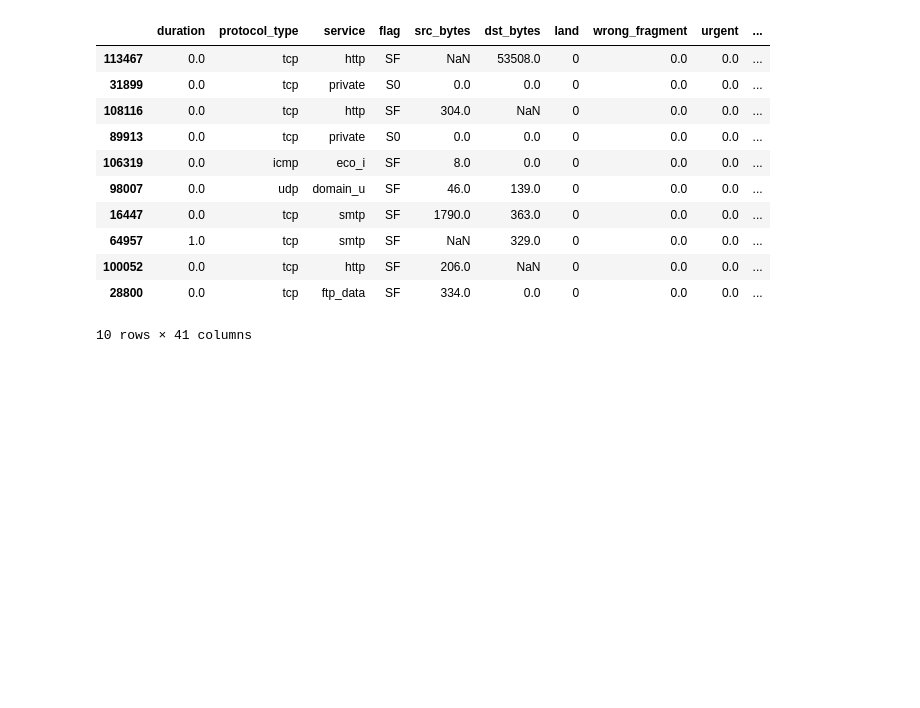
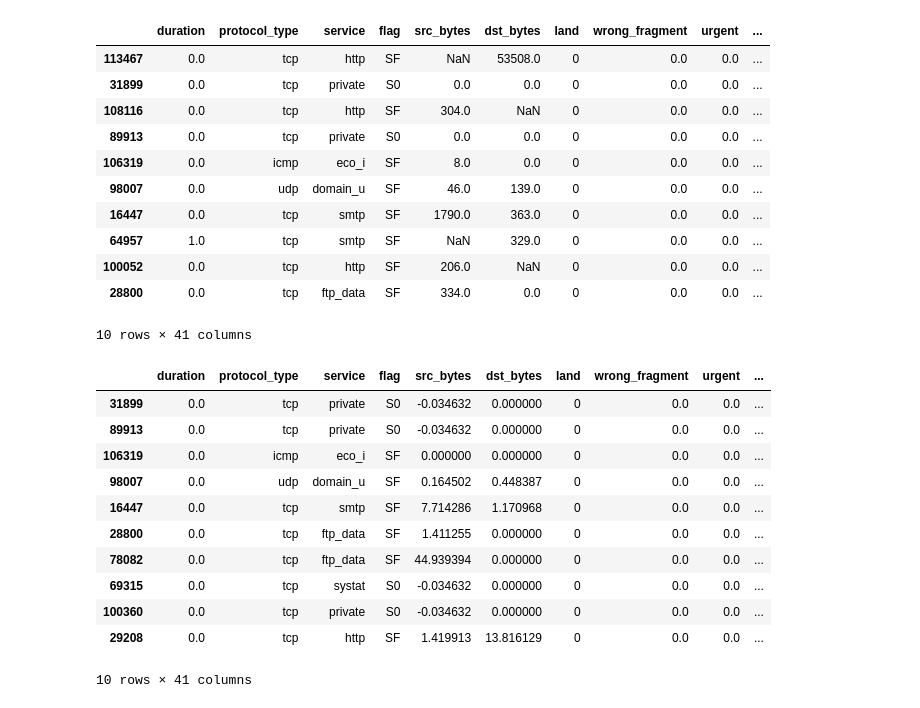
Before and after one commit to FRANCISCODANIEL03/Simulacion, a Jupyter notebook: 9.-Creacion_de_Transformadores_y_Pipelines_Personalizados.ipynb, the cells around one changed output. Drawn from its saved outputs; the diff is of its cells as text; code cells hidden in the pictures; blank space fills up the shorter version.

```diff
--- a/9.-Creacion_de_Transformadores_y_Pipelines_Personalizados.ipynb
+++ b/9.-Creacion_de_Transformadores_y_Pipelines_Personalizados.ipynb
@@ -184,3 +184,18 @@ x_train.head(10)
 | 100052 | 0.0 | tcp | http | SF | 206.0 | NaN | 0 | 0.0 | 0.0 | ... |
 | 28800 | 0.0 | tcp | ftp_data | SF | 334.0 | 0.0 | 0 | 0.0 | 0.0 | ... |
 10 rows × 41 columns
+# %%
+x_train_prep.head(10)
+# %% [output]
+|  | duration | protocol_type | service | flag | src_bytes | dst_bytes | land | wrong_fragment | urgent | ... |
+| 31899 | 0.0 | tcp | private | S0 | -0.034632 | 0.000000 | 0 | 0.0 | 0.0 | ... |
+| 89913 | 0.0 | tcp | private | S0 | -0.034632 | 0.000000 | 0 | 0.0 | 0.0 | ... |
+| 106319 | 0.0 | icmp | eco_i | SF | 0.000000 | 0.000000 | 0 | 0.0 | 0.0 | ... |
+| 98007 | 0.0 | udp | domain_u | SF | 0.164502 | 0.448387 | 0 | 0.0 | 0.0 | ... |
+| 16447 | 0.0 | tcp | smtp | SF | 7.714286 | 1.170968 | 0 | 0.0 | 0.0 | ... |
+| 28800 | 0.0 | tcp | ftp_data | SF | 1.411255 | 0.000000 | 0 | 0.0 | 0.0 | ... |
+| 78082 | 0.0 | tcp | ftp_data | SF | 44.939394 | 0.000000 | 0 | 0.0 | 0.0 | ... |
+| 69315 | 0.0 | tcp | systat | S0 | -0.034632 | 0.000000 | 0 | 0.0 | 0.0 | ... |
+| 100360 | 0.0 | tcp | private | S0 | -0.034632 | 0.000000 | 0 | 0.0 | 0.0 | ... |
+| 29208 | 0.0 | tcp | http | SF | 1.419913 | 13.816129 | 0 | 0.0 | 0.0 | ... |
+10 rows × 41 columns
```
